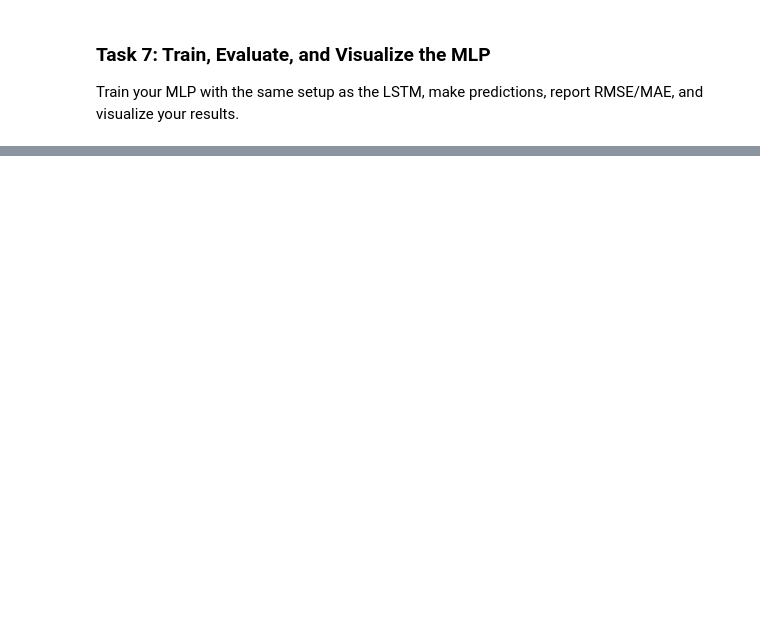
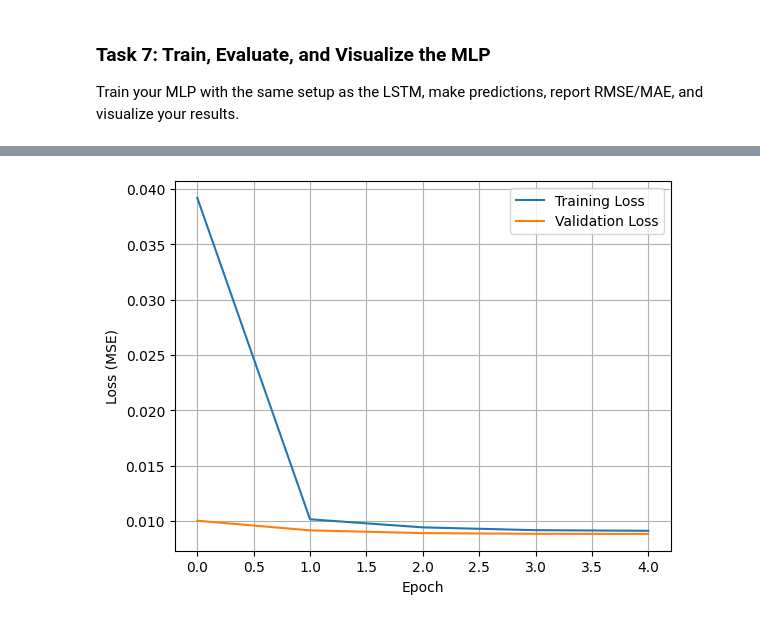
Before and after one commit to OwenHHHH/stat362, a Jupyter notebook: instructor/quizzes/week 8/lstm_time_series_template.ipynb, the cells around one changed output, grey strips where cells are left out. Drawn from its saved outputs; the diff is of its cells as text; code cells hidden in the pictures; blank space fills up the shorter version.

```diff
--- a/instructor/quizzes/week 8/lstm_time_series_template.ipynb
+++ b/instructor/quizzes/week 8/lstm_time_series_template.ipynb
@@ -365,6 +451,8 @@ For MLPs, we flatten each input sequence so that each sample is a single vector.
 # %%
 # Flatten sliding window for MLP:
 # (samples, timesteps, features) -> (samples, timesteps*features)
-
+train_X_mlp = train_X.reshape(train_X.shape[0], -1)
+val_X_mlp = val_X.reshape(val_X.shape[0], -1)
+test_X_mlp = test_X.reshape(test_X.shape[0], -1)
 
 print("MLP shapes:", train_X_mlp.shape, val_X_mlp.shape, test_X_mlp.shape)
@@ -408,0 +491,14 @@ The code structure is already provided below — just fill in
+# %%
+# --- Build MLP ---
+mlp_model = Sequential([
+    Input(shape = (7,)), # creating input layer as shown
+    Dense(100, activation = 'relu'), # using given MLP or Dense hidden layer
+    Dense(32, activation = 'relu'), # second hidden layer created as desired
+    Dense(1) # output layer, no activation as given
+])
+
+# Compile the MLP model
+mlp_model.compile(optimizer = 'adam', loss = 'mse') # created as required,  adam and mse
+
+# model summary
+mlp_model.summary()
@@ -421,0 +523,4 @@ Train your MLP with the same setup as the LSTM, make predictions, report RMSE/MA
+# %%
+# --- Train MLP ---
+# storing the history, using the same early stopping and parameters as in the lstm
+mlp_history = mlp_model.fit(train_X_mlp, train_y, validation_data = (val_X_mlp, val_y), epochs = 100, batch_size = 32, shuffle = False, verbose = 1, callbacks = [early_stopping])
@@ -421,0 +569,11 @@ Train your MLP with the same setup as the LSTM, make predictions, report RMSE/MA
+# %%
+# visualizing training and validation loss
+plt.plot(mlp_history.history['loss'], label = 'Training Loss')
+plt.plot(mlp_history.history['val_loss'], label = 'Validation Loss')
+plt.xlabel('Epoch')
+plt.ylabel('Loss (MSE)')
+plt.legend()
+plt.grid(True)
+plt.show()
+# %% [output]
+[figure, added]
```
Also changed, not shown: parts of 24 cells of this notebook, 7 other files.
